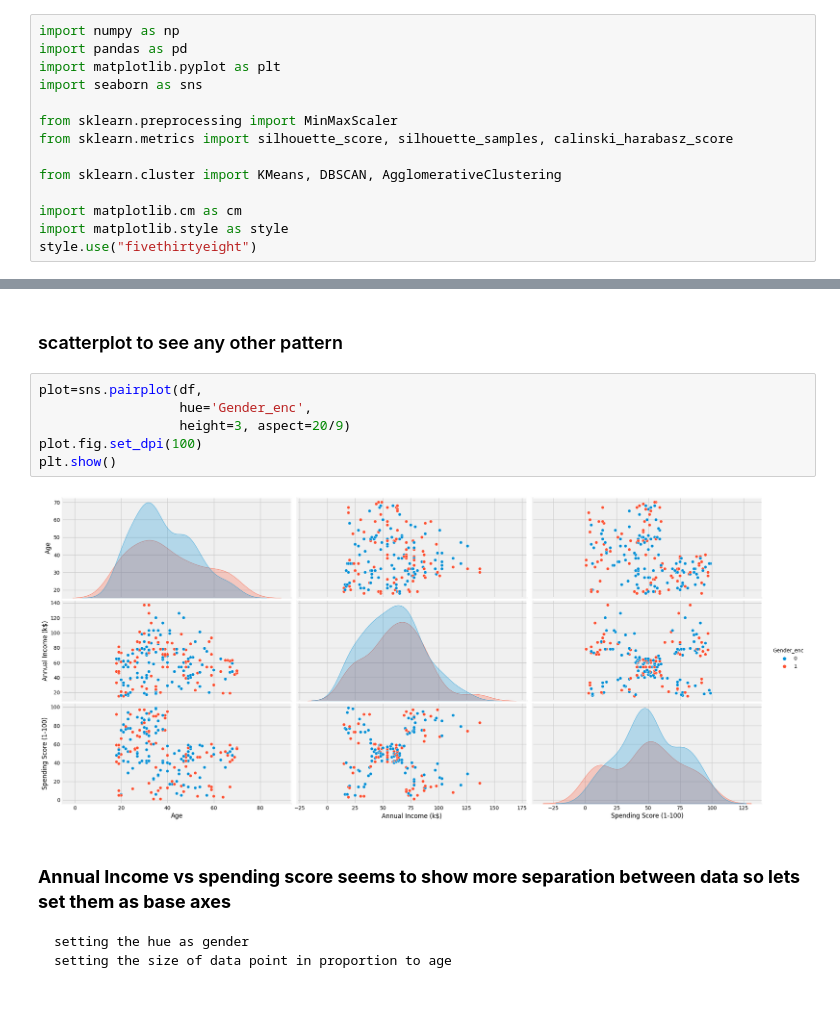
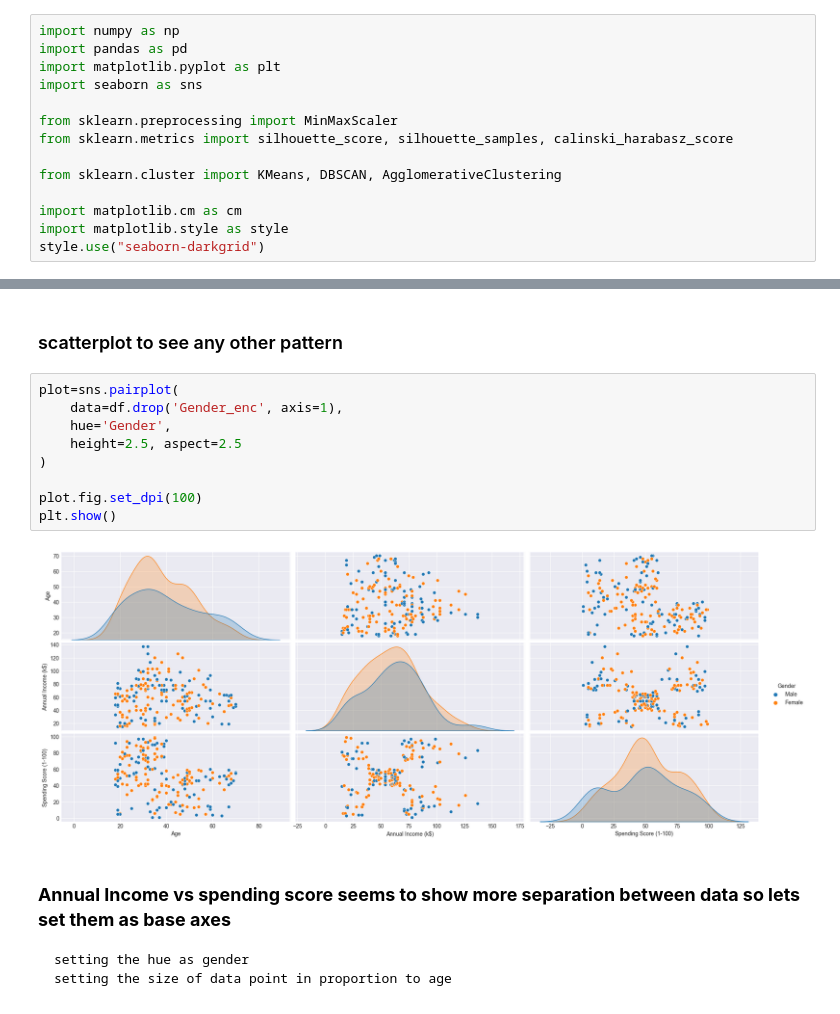
Before and after one commit to afzalmp40/ML-Basic, a Jupyter notebook: UnSupervised/customer aggregation/customer aggregation whole data unsupervised by afzal.ipynb, the cells around one changed output, grey strips where cells are left out. Cells and saved outputs as stored; diff of their text form.

```diff
--- a/UnSupervised/customer aggregation/customer aggregation whole data unsupervised by afzal.ipynb
+++ b/UnSupervised/customer aggregation/customer aggregation whole data unsupervised by afzal.ipynb
@@ -54,7 +54,7 @@ from sklearn.cluster import KMeans, DBSCAN, AgglomerativeClustering
 
 import matplotlib.cm as cm
 import matplotlib.style as style
-style.use("fivethirtyeight")
+style.use("seaborn-darkgrid")
 # %% [markdown]
 # Loading data
 # %%
@@ -199,13 +199,16 @@ correlation(df, figsize=(20,7), dpi=120)
 # %% [markdown]
 ### scatterplot to see any other pattern
 # %%
-plot=sns.pairplot(df,
-                  hue='Gender_enc',
-                  height=3, aspect=20/9)
+plot=sns.pairplot(
+    data=df.drop('Gender_enc', axis=1),
+    hue='Gender',
+    height=2.5, aspect=2.5
+)
+
 plot.fig.set_dpi(100)
 plt.show()
 # %% [output]
-[figure, old version]
+[figure, new version]
 # %% [markdown]
 ### **Annual Income vs spending score seems to show more separation between data so lets set them as base axes**
     setting the hue as gender
```
Also changed, not shown: parts of 8 cells of this notebook, 1 other file.
